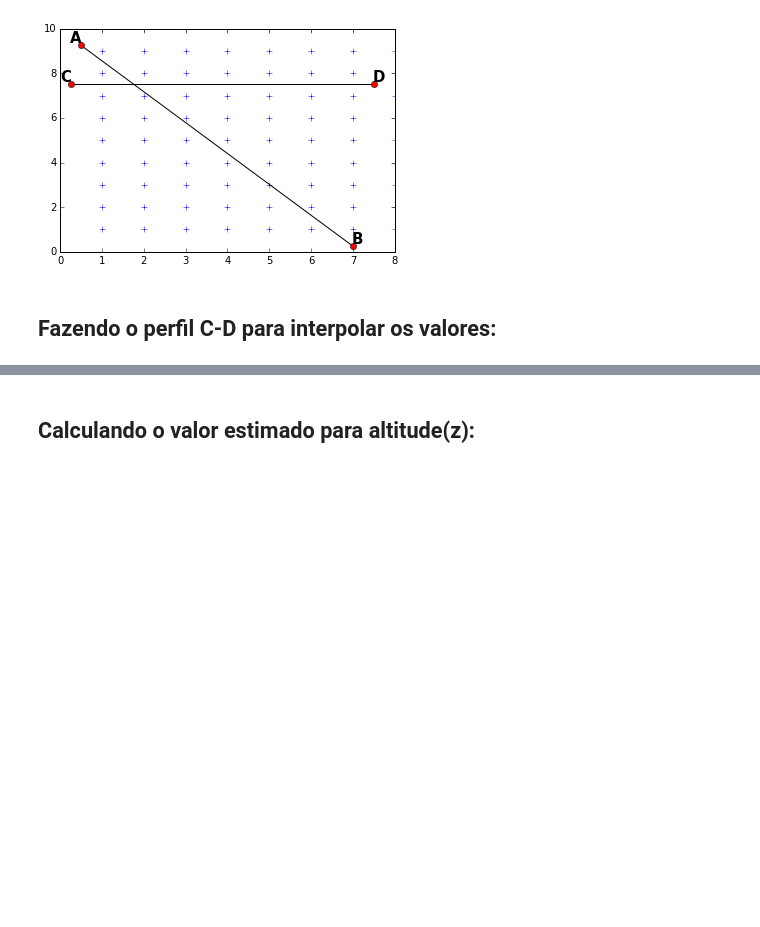
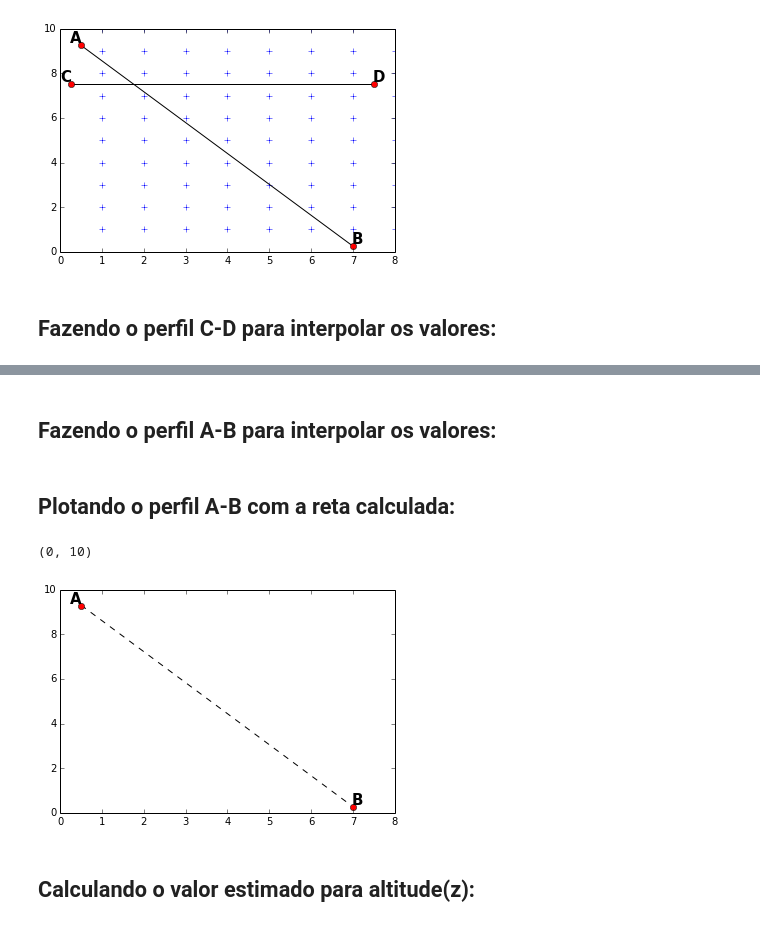
Before and after one commit to dIOGOLOC/exercicios_mestrado, a Jupyter notebook: metodos_computacionais/interpolacao_ponderada.ipynb, the cells around one changed output, grey strips where cells are left out. Drawn from its saved outputs; the diff is of its cells as text; code cells hidden in the pictures; blank space fills up the shorter version.

```diff
--- a/metodos_computacionais/interpolacao_ponderada.ipynb
+++ b/metodos_computacionais/interpolacao_ponderada.ipynb
@@ -88,3 +115,37 @@ p=4
+# %% [markdown]
+<h2>Fazendo o perfil A-B para interpolar os valores:</h2>
+# %%
+#Perfil A-B:
+
+#Para fazer tal perfil antes é necessário fazer um reta (y=ax + b) que una os pontos A e B,
+
+#tgα = cateto oposto / cateto adjacente
+
+m = (A[1] - B[1])/(A[0] - B[0])
+
+#Calculo da Equação da Reta: yab – yA = m (xab – xA)
+
+xab=np.arange(0.5,7,0.1)
+
+yab=-1.39*xab + 10
+
+
+#Tamanho do Perfil A-B:
+
+perfilAB=np.array([shape(xab)[0],shape(yab)[0]])
+# %% [markdown]
+<h2>Plotando o perfil A-B com a reta calculada:</h2>
+# %%
+plt.plot(xab,yab,'--k')
+plt.plot(A[0],A[1],'or')
+plt.text(A[0],A[1],'A',fontweight='bold',fontsize=15,verticalalignment='bottom', horizontalalignment='right')
+plt.plot(B[0],B[1],'or')
+plt.text(B[0],B[1],'B',fontweight='bold',fontsize=15,verticalalignment='bottom', horizontalalignment='left')
+plt.xlim(0,8)
+plt.ylim(0,10)
+# %% [output]
+(0, 10)
+[figure, added]
 # %% [markdown]
 <h2>Calculando o valor estimado para altitude(z):</h2>
 # %%
```
Also changed, not shown: parts of 21 cells of this notebook.
